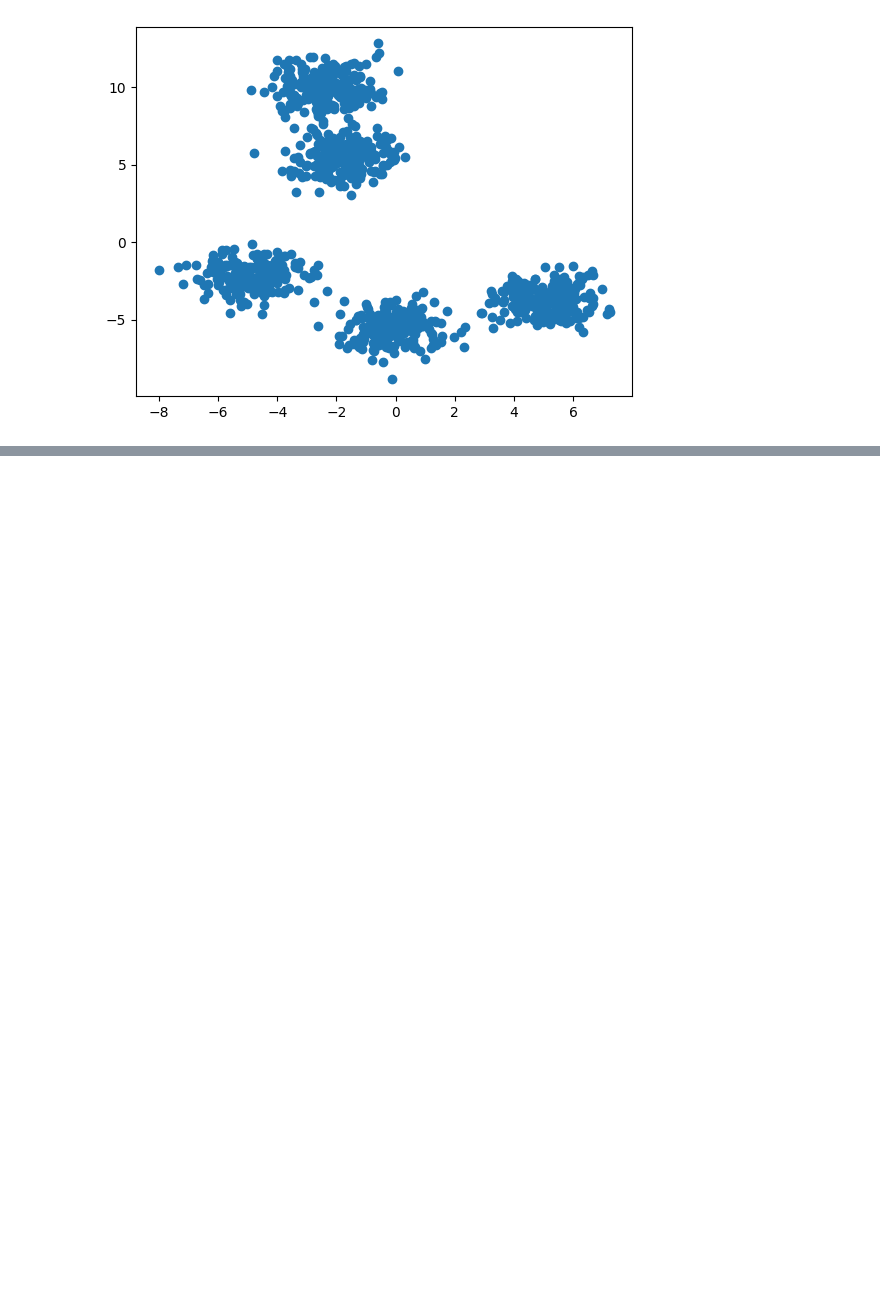
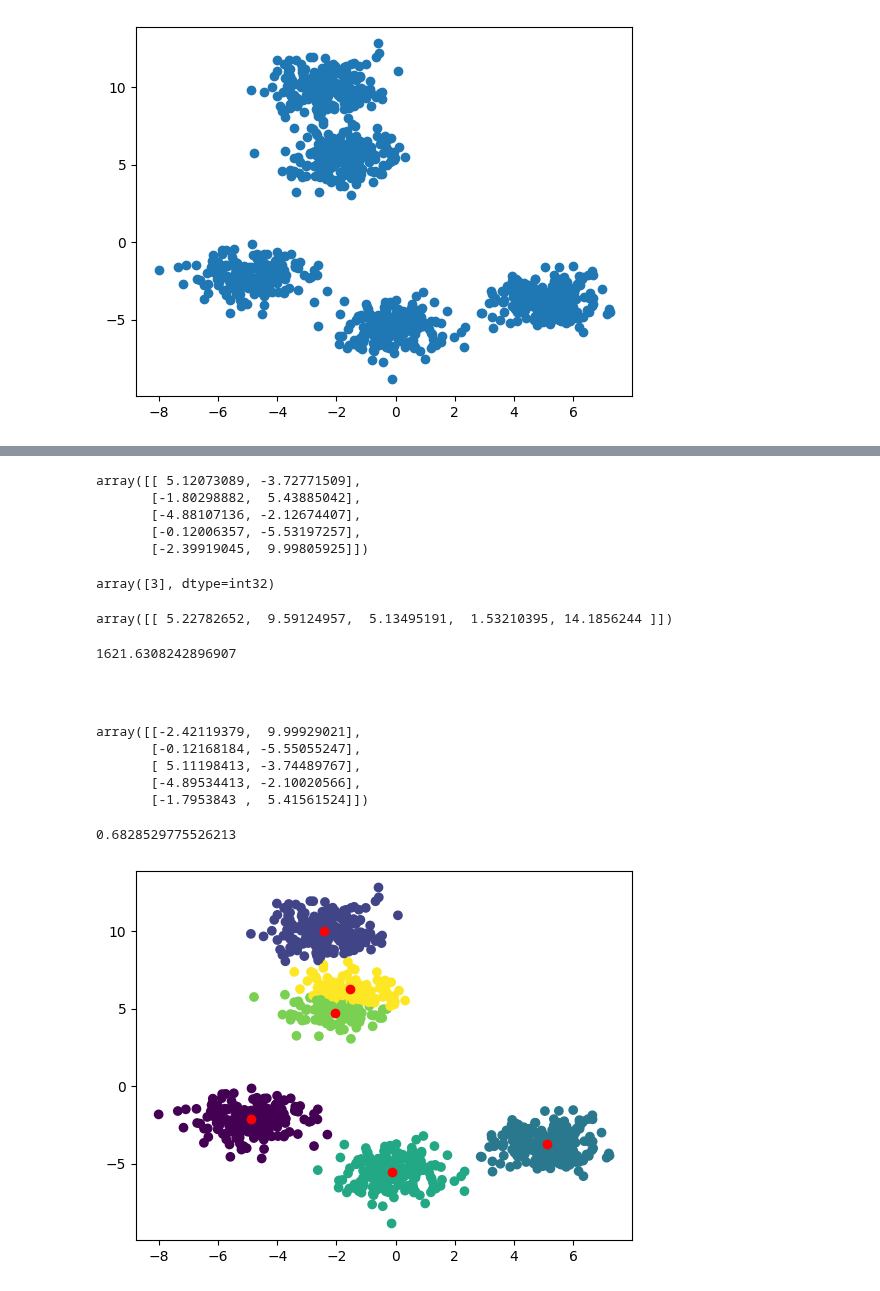
Before and after one commit to kaladabrio2020/livro-aprendizado-de-maquina-sklearn-keras-tf, a Jupyter notebook: Parte I..: Os Conceitos Básicos de Aprendizado de Máquina/Capítulo 9 - Tecnicas de Aprendizado Não Supervisionado/Clusterização.ipynb, the cells around one changed output, grey strips where cells are left out. Saved outputs shown, nothing was run; the diff lists cells and outputs as text; code cells hidden in the pictures; blank space fills up the shorter version.

```diff
--- a/Parte I..: Os Conceitos Básicos de Aprendizado de Máquina/Capítulo 9 - Tecnicas de Aprendizado Não Supervisionado/Clusterização.ipynb
+++ b/Parte I..: Os Conceitos Básicos de Aprendizado de Máquina/Capítulo 9 - Tecnicas de Aprendizado Não Supervisionado/Clusterização.ipynb
@@ -24,0 +34,23 @@ plt.show()
+# %%
+Centroids
+# %% [output]
+array([[ 5.12073089, -3.72771509],
+       [-1.80298882,  5.43885042],
+       [-4.88107136, -2.12674407],
+       [-0.12006357, -5.53197257],
+       [-2.39919045,  9.99805925]])
+# %%
+test = np.array([[-0.1,-4]])
+kmeans.predict(test)
+# %% [output]
+array([3], dtype=int32)
+# %%
+kmeans.transform(test)
+# %% [output]
+array([[ 5.22782652,  9.59124957,  5.13495191,  1.53210395, 14.1856244 ]])
+# %%
+kmeans.inertia_
+# %% [output]
+1621.6308242896907
+# %% [markdown]
+&nbsp;
@@ -24,0 +60,23 @@ plt.show()
+# %%
+minibatch.cluster_centers_
+# %% [output]
+array([[-2.42119379,  9.99929021],
+       [-0.12168184, -5.55055247],
+       [ 5.11198413, -3.74489767],
+       [-4.89534413, -2.10020566],
+       [-1.7953843 ,  5.41561524]])
+# %%
+silhouette_score(X,kmeans.labels_)
+# %% [output]
+0.6828529775526213
+# %%
+kmeans = KMeans(n_clusters=6)
+pred = kmeans.fit_predict(X)
+
+Centroids = kmeans.cluster_centers_
+# %%
+plt.scatter(X[:,0],X[:,1],c=pred,cmap='viridis')
+plt.scatter(Centroids[:,0],Centroids[:,1],c='red',label='Centroids')
+plt.show()
+# %% [output]
+[figure, added]
```
Also changed, not shown: parts of 20 cells of this notebook, 3 other files.
